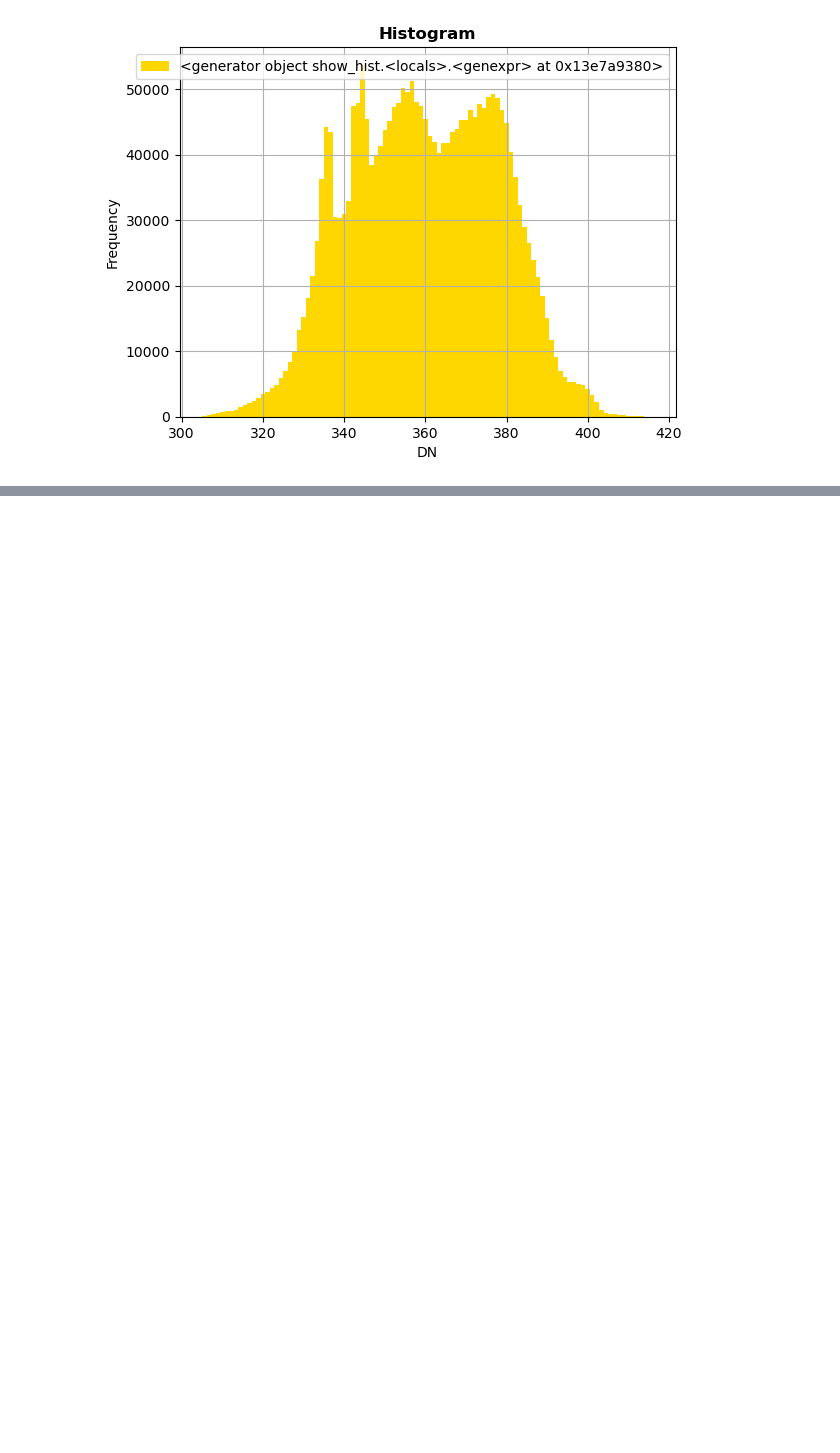
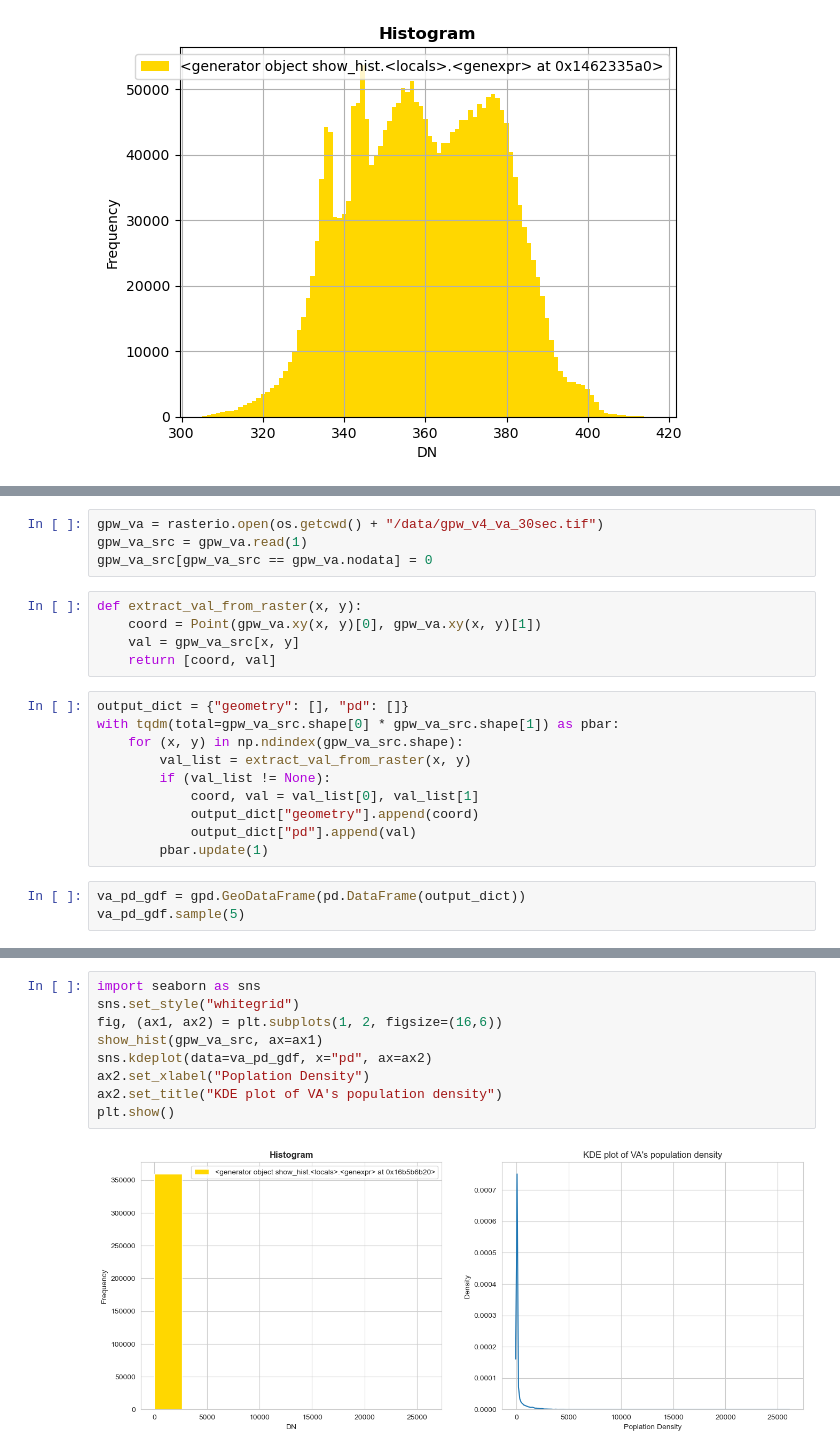
Before and after one commit to ccxzhang/GeoSpatialAnalysis, a Jupyter notebook: python/0.2.rasterio.ipynb, the cells around one changed output, grey strips where cells are left out. Cells and saved outputs as stored; diff of their text form; blank space fills up the shorter version.

```diff
--- a/python/0.2.rasterio.ipynb
+++ b/python/0.2.rasterio.ipynb
@@ -42,0 +99,22 @@ for geom, val in shapes(mask, transform=crop.transform):
+# %%
+gpw_va = rasterio.open(os.getcwd() + "/data/gpw_v4_va_30sec.tif")
+gpw_va_src = gpw_va.read(1)
+gpw_va_src[gpw_va_src == gpw_va.nodata] = 0
+# %%
+def extract_val_from_raster(x, y):
+    coord = Point(gpw_va.xy(x, y)[0], gpw_va.xy(x, y)[1])
+    val = gpw_va_src[x, y]
+    return [coord, val]
+# %%
+output_dict = {"geometry": [], "pd": []}
+with tqdm(total=gpw_va_src.shape[0] * gpw_va_src.shape[1]) as pbar:
+    for (x, y) in np.ndindex(gpw_va_src.shape):
+        val_list = extract_val_from_raster(x, y)
+        if (val_list != None):
+            coord, val = val_list[0], val_list[1]
+            output_dict["geometry"].append(coord)
+            output_dict["pd"].append(val)
+        pbar.update(1)
+# %%
+va_pd_gdf = gpd.GeoDataFrame(pd.DataFrame(output_dict))
+va_pd_gdf.sample(5)
@@ -42,0 +137,11 @@ for geom, val in shapes(mask, transform=crop.transform):
+# %%
+import seaborn as sns
+sns.set_style("whitegrid")
+fig, (ax1, ax2) = plt.subplots(1, 2, figsize=(16,6))
+show_hist(gpw_va_src, ax=ax1)
+sns.kdeplot(data=va_pd_gdf, x="pd", ax=ax2)
+ax2.set_xlabel("Poplation Density")
+ax2.set_title("KDE plot of VA's population density")
+plt.show()
+# %% [output]
+[figure, added]
```
Also changed, not shown: parts of 10 cells of this notebook, 10 other files.
